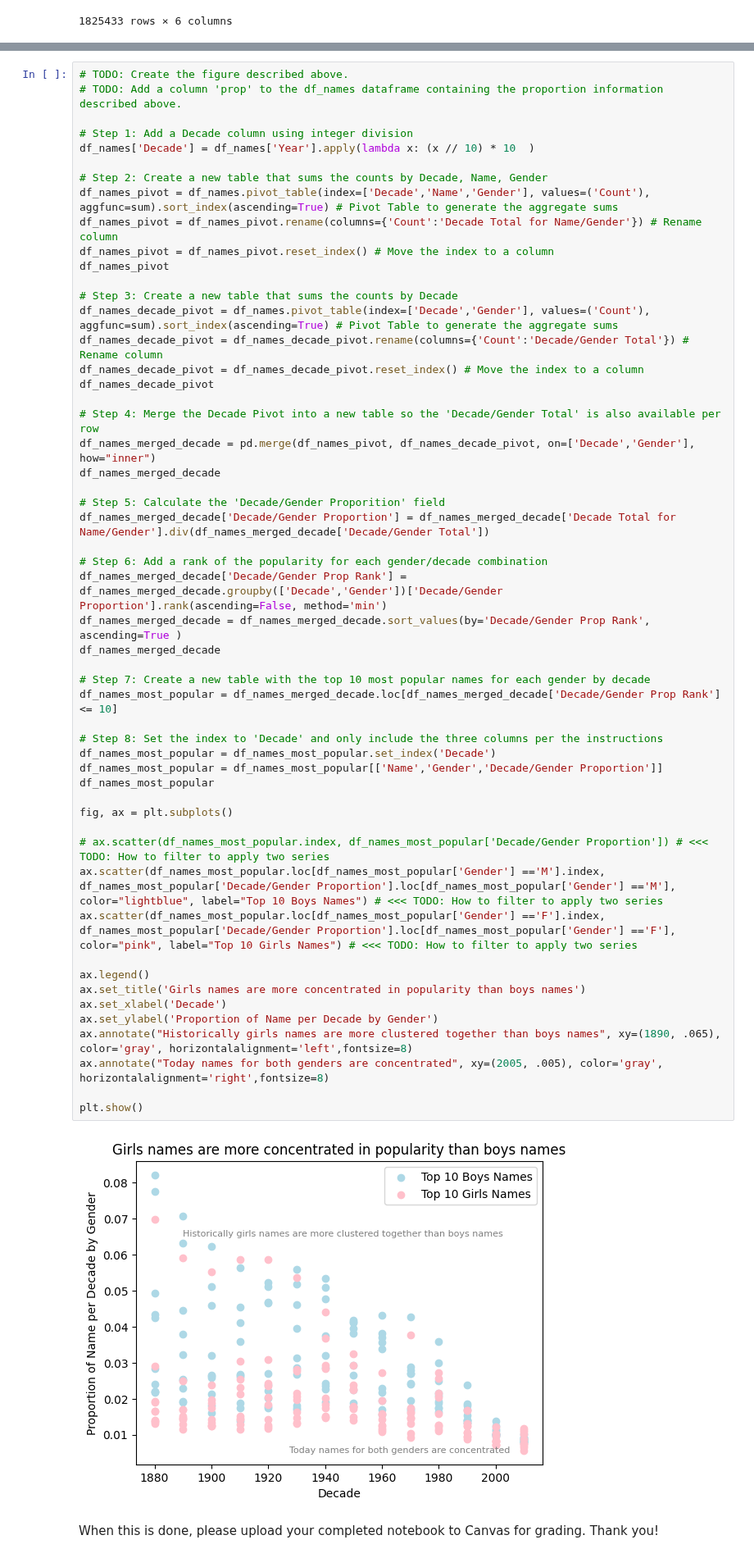
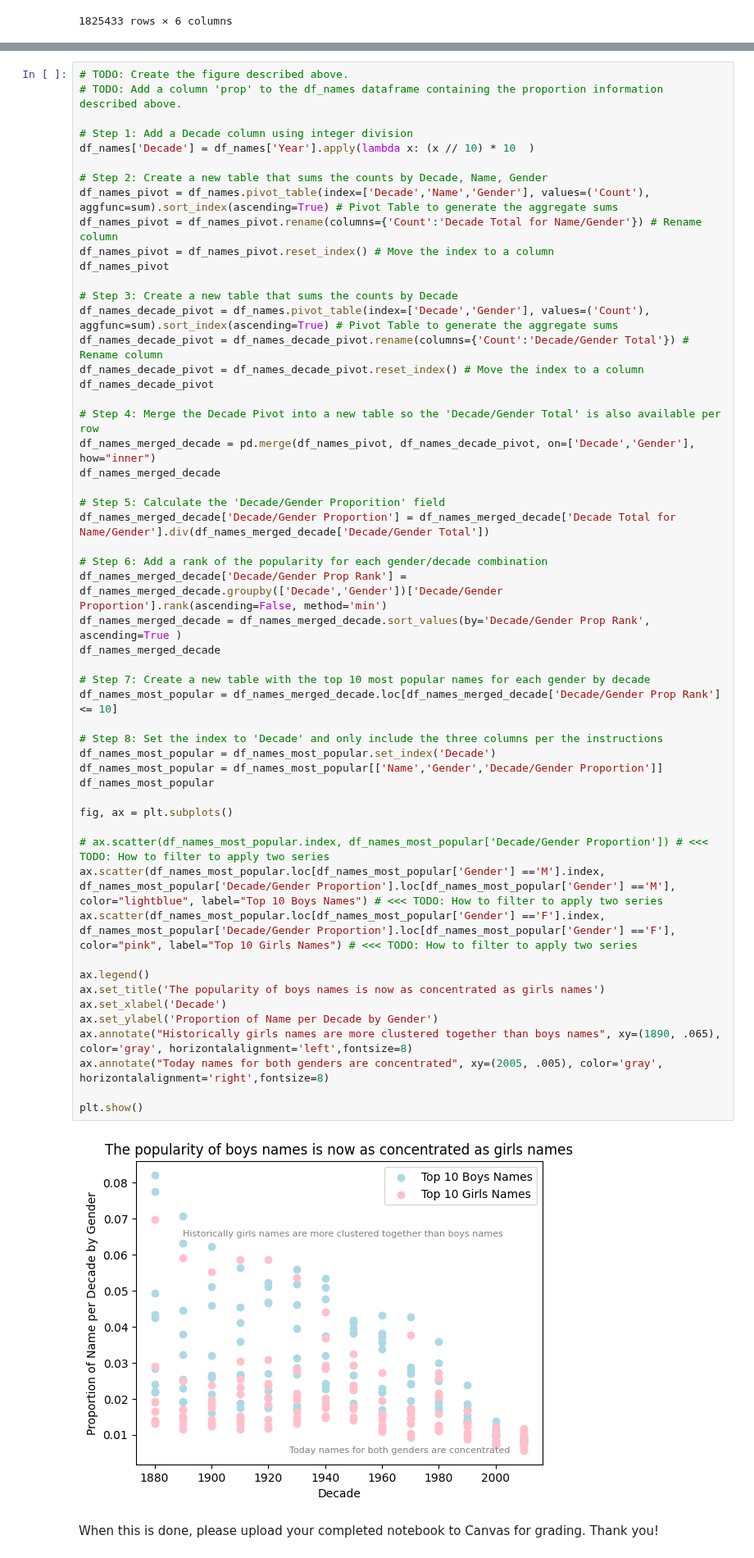
Before and after one commit to robchristiansen13/Learning, a Jupyter notebook: WeberState/CS 6570 (Data Science Algorithms I)/Assignments/CS-6570 Homework 2.ipynb, the cells around one changed output, grey strips where cells are left out. Shown at 82% size. Drawn from its saved outputs; the diff is of its cells as text.

Commit message:
Changed title

```diff
--- a/WeberState/CS 6570 (Data Science Algorithms I)/Assignments/CS-6570 Homework 2.ipynb
+++ b/WeberState/CS 6570 (Data Science Algorithms I)/Assignments/CS-6570 Homework 2.ipynb
@@ -172,34 +172,34 @@ df_names_merged_decade
 # Step 5: Calculate the 'Decade/Gender Proporition' field
 df_names_merged_decade['Decade/Gender Proportion'] = df_names_merged_decade['Decade Total for Name/Gender'].div(df_names_merged_decade['Decade/Gender Total'])
 
 # Step 6: Add a rank of the popularity for each gender/decade combination
 df_names_merged_decade['Decade/Gender Prop Rank'] = df_names_merged_decade.groupby(['Decade','Gender'])['Decade/Gender Proportion'].rank(ascending=False, method='min')
 df_names_merged_decade = df_names_merged_decade.sort_values(by='Decade/Gender Prop Rank', ascending=True )
 df_names_merged_decade
 
 # Step 7: Create a new table with the top 10 most popular names for each gender by decade
 df_names_most_popular = df_names_merged_decade.loc[df_names_merged_decade['Decade/Gender Prop Rank'] <= 10]
 
 # Step 8: Set the index to 'Decade' and only include the three columns per the instructions
 df_names_most_popular = df_names_most_popular.set_index('Decade')
 df_names_most_popular = df_names_most_popular[['Name','Gender','Decade/Gender Proportion']]
 df_names_most_popular
 
 fig, ax = plt.subplots()
 
 # ax.scatter(df_names_most_popular.index, df_names_most_popular['Decade/Gender Proportion']) # <<< TODO: How to filter to apply two series
 ax.scatter(df_names_most_popular.loc[df_names_most_popular['Gender'] =='M'].index, df_names_most_popular['Decade/Gender Proportion'].loc[df_names_most_popular['Gender'] =='M'], color="lightblue", label="Top 10 Boys Names") # <<< TODO: How to filter to apply two series
 ax.scatter(df_names_most_popular.loc[df_names_most_popular['Gender'] =='F'].index, df_names_most_popular['Decade/Gender Proportion'].loc[df_names_most_popular['Gender'] =='F'], color="pink", label="Top 10 Girls Names") # <<< TODO: How to filter to apply two series
 
 ax.legend()
-ax.set_title('Girls names are more concentrated in popularity than boys names')
+ax.set_title('The popularity of boys names is now as concentrated as girls names')
 ax.set_xlabel('Decade')
 ax.set_ylabel('Proportion of Name per Decade by Gender')
 ax.annotate("Historically girls names are more clustered together than boys names", xy=(1890, .065), color='gray', horizontalalignment='left',fontsize=8)
 ax.annotate("Today names for both genders are concentrated", xy=(2005, .005), color='gray', horizontalalignment='right',fontsize=8)
 
 plt.show()
 # %% [output]
-[figure, old version]
+[figure, new version]
 # %% [markdown]
 When this is done, please upload your completed notebook to Canvas for grading. Thank you!
```
